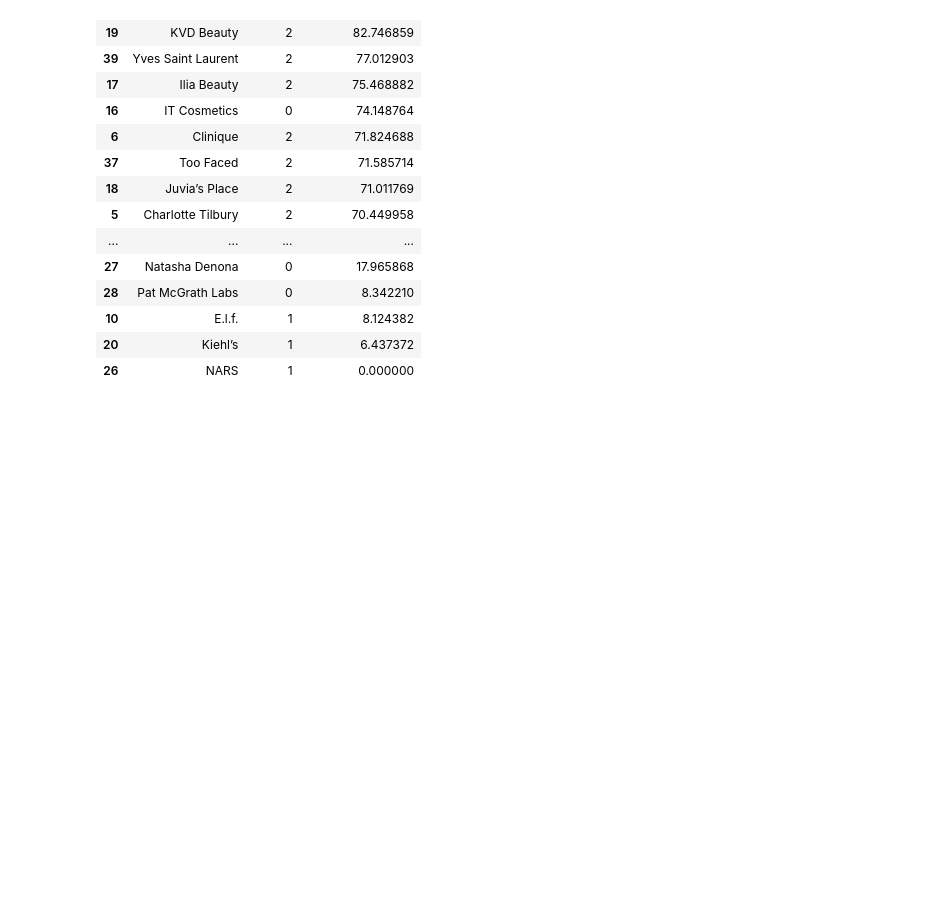
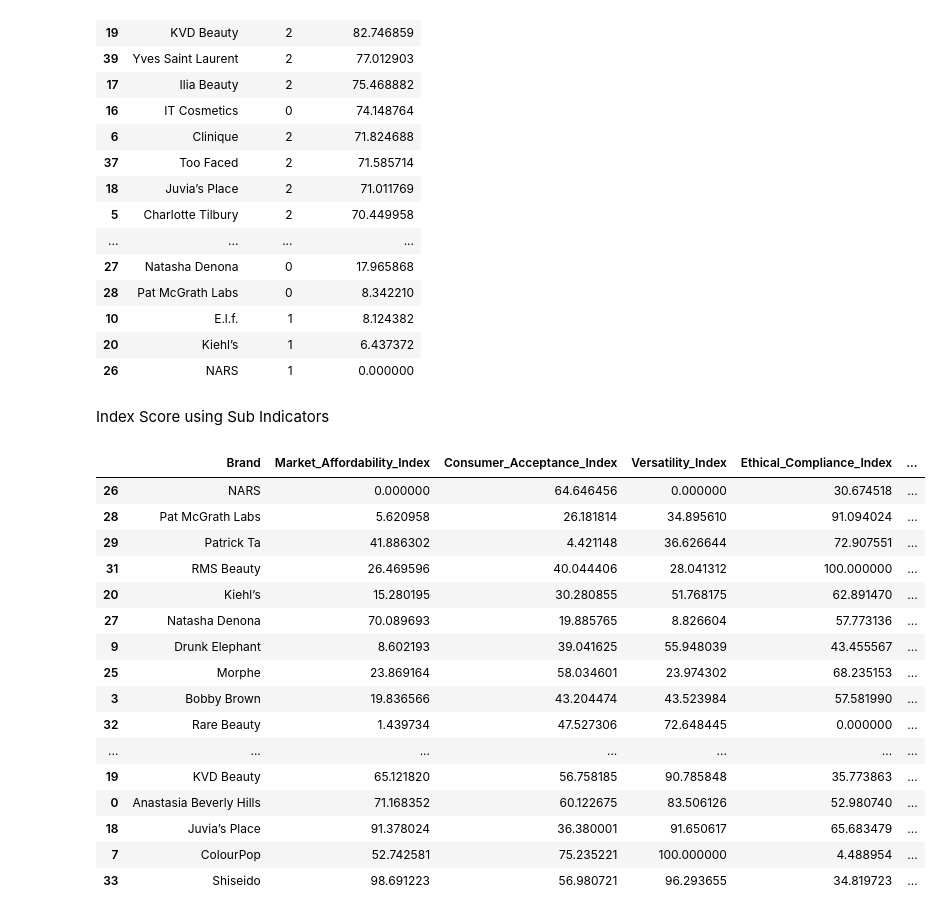
Before and after one commit to caitlinmag/DAV_CA1, a Jupyter notebook: GlobalEthicalBeautyIndex/MultiVariate_Analysis.ipynb, the cells around one changed output. Drawn from its saved outputs; the diff is of its cells as text; code cells hidden in the pictures; blank space fills up the shorter version.

Commit message:
Working on Indexes
Creating the overall index based on the average of each sub indicator.

```diff
--- a/GlobalEthicalBeautyIndex/MultiVariate_Analysis.ipynb
+++ b/GlobalEthicalBeautyIndex/MultiVariate_Analysis.ipynb
@@ -473,3 +477,51 @@ dataset.sort_values(by='Final_Brand_Score', ascending=False)[['Brand', 'cluster'
 | 10 | E.l.f. | 1 | 8.124382 |
 | 20 | Kiehl’s | 1 | 6.437372 |
 | 26 | NARS | 1 | 0.000000 |
+# %% [markdown]
+Index Score using Sub Indicators
+# %%
+scaler = MinMaxScaler(feature_range=(0, 100))
+
+# Scaled Variables
+dataset['scaled_price'] = scaler.fit_transform(dataset[['Price_USD']])
+dataset['scaled_rating'] = scaler.fit_transform(dataset[['Rating']])
+dataset['scaled_reviews'] = scaler.fit_transform(dataset[['Number_of_Reviews']])
+dataset['scaled_packaging'] = scaler.fit_transform(dataset[['Packaging_Type']])
+dataset['scaled_active'] = scaler.fit_transform(dataset[['Has_Active_Ingredients']])
+
+# The sub indexes
+dataset['Market_Affordability_Index'] = dataset['scaled_price']
+dataset['Consumer_Acceptance_Index'] = (dataset['scaled_rating'] + dataset['scaled_reviews']) / 2
+dataset['Versatility_Index'] = (dataset['scaled_packaging'])
+dataset['Ethical_Compliance_Index'] = dataset['scaled_active']
+dataset['Product_Safety_Index'] = 100 - dataset['scaled_active']
+
+sub_index_columns = [
+    'Market_Affordability_Index', 'Consumer_Acceptance_Index',
+    'Versatility_Index', 'Ethical_Compliance_Index', 'Product_Safety_Index'
+]
+
+# Using the mean of all the sub indicators
+dataset['Final_Brand_Score'] = dataset[sub_index_columns].mean(axis=1)
+
+dataset.sort_values(by='Final_Brand_Score', ascending=True)[
+    ['Brand'] + sub_index_columns + ['Final_Brand_Score']
+]
+# %% [output]
+|  | Brand | Market_Affordability_Index | Consumer_Acceptance_Index | Versatility_Index | Ethical_Compliance_Index | ... |
+| 26 | NARS | 0.000000 | 64.646456 | 0.000000 | 30.674518 | ... |
+| 28 | Pat McGrath Labs | 5.620958 | 26.181814 | 34.895610 | 91.094024 | ... |
+| 29 | Patrick Ta | 41.886302 | 4.421148 | 36.626644 | 72.907551 | ... |
+| 31 | RMS Beauty | 26.469596 | 40.044406 | 28.041312 | 100.000000 | ... |
+| 20 | Kiehl’s | 15.280195 | 30.280855 | 51.768175 | 62.891470 | ... |
+| 27 | Natasha Denona | 70.089693 | 19.885765 | 8.826604 | 57.773136 | ... |
+| 9 | Drunk Elephant | 8.602193 | 39.041625 | 55.948039 | 43.455567 | ... |
+| 25 | Morphe | 23.869164 | 58.034601 | 23.974302 | 68.235153 | ... |
+| 3 | Bobby Brown | 19.836566 | 43.204474 | 43.523984 | 57.581990 | ... |
+| 32 | Rare Beauty | 1.439734 | 47.527306 | 72.648445 | 0.000000 | ... |
+| ... | ... | ... | ... | ... | ... | ... |
+| 19 | KVD Beauty | 65.121820 | 56.758185 | 90.785848 | 35.773863 | ... |
+| 0 | Anastasia Beverly Hills | 71.168352 | 60.122675 | 83.506126 | 52.980740 | ... |
+| 18 | Juvia’s Place | 91.378024 | 36.380001 | 91.650617 | 65.683479 | ... |
+| 7 | ColourPop | 52.742581 | 75.235221 | 100.000000 | 4.488954 | ... |
+| 33 | Shiseido | 98.691223 | 56.980721 | 96.293655 | 34.819723 | ... |
```
Also changed, not shown: parts of 6 cells of this notebook, 3 other files.
